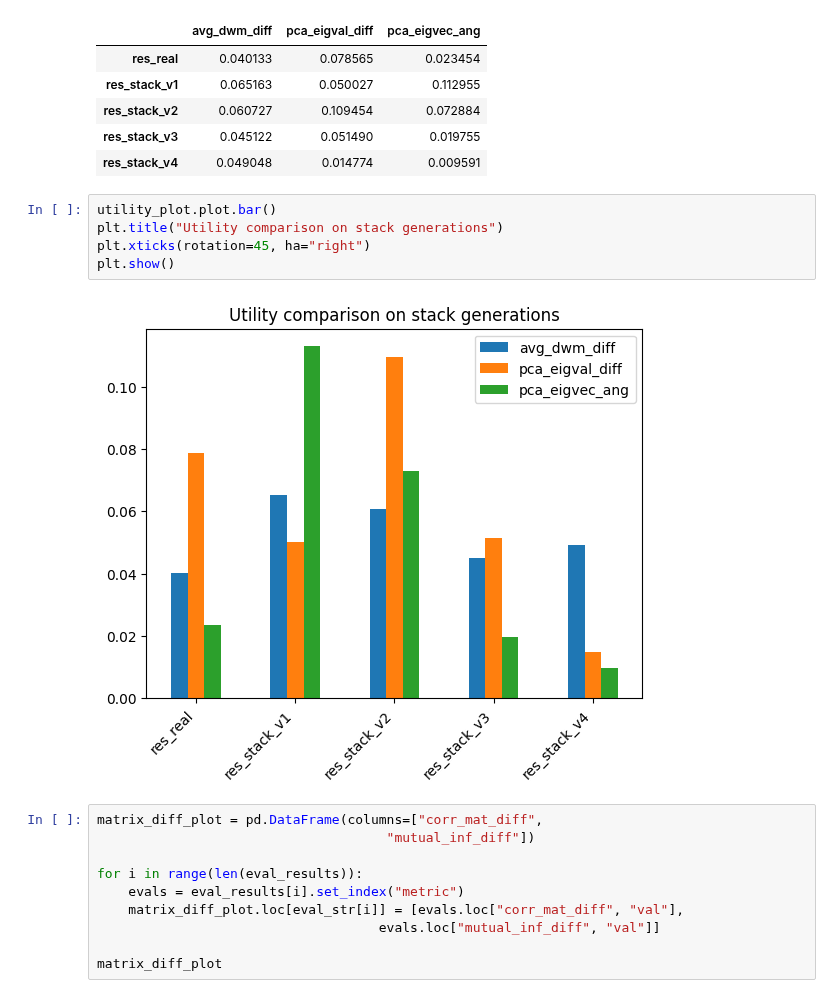
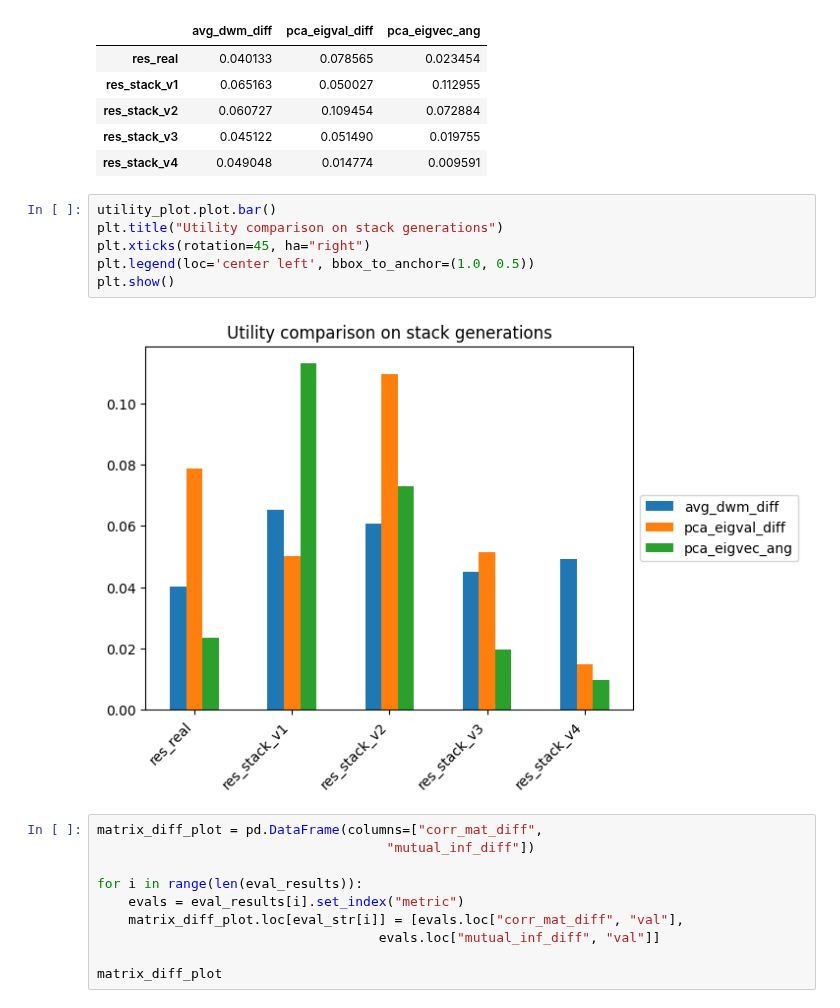
Before and after one commit to LucasBrynk/synthe_size_me, a Jupyter notebook: penguins_syn/penguins_ctgan_syn.ipynb, the cells around one changed output. Saved outputs shown, nothing was run; the diff lists cells and outputs as text.

```diff
--- a/penguins_syn/penguins_ctgan_syn.ipynb
+++ b/penguins_syn/penguins_ctgan_syn.ipynb
@@ -657,10 +658,11 @@ utility_plot
 # %%
 utility_plot.plot.bar()
 plt.title("Utility comparison on stack generations")
 plt.xticks(rotation=45, ha="right")
+plt.legend(loc='center left', bbox_to_anchor=(1.0, 0.5))
 plt.show()
 # %% [output]
-[figure, old version]
+[figure, new version]
 # %%
 matrix_diff_plot = pd.DataFrame(columns=["corr_mat_diff",
                                      "mutual_inf_diff"])
```
Also changed, not shown: parts of 14 cells of this notebook.
